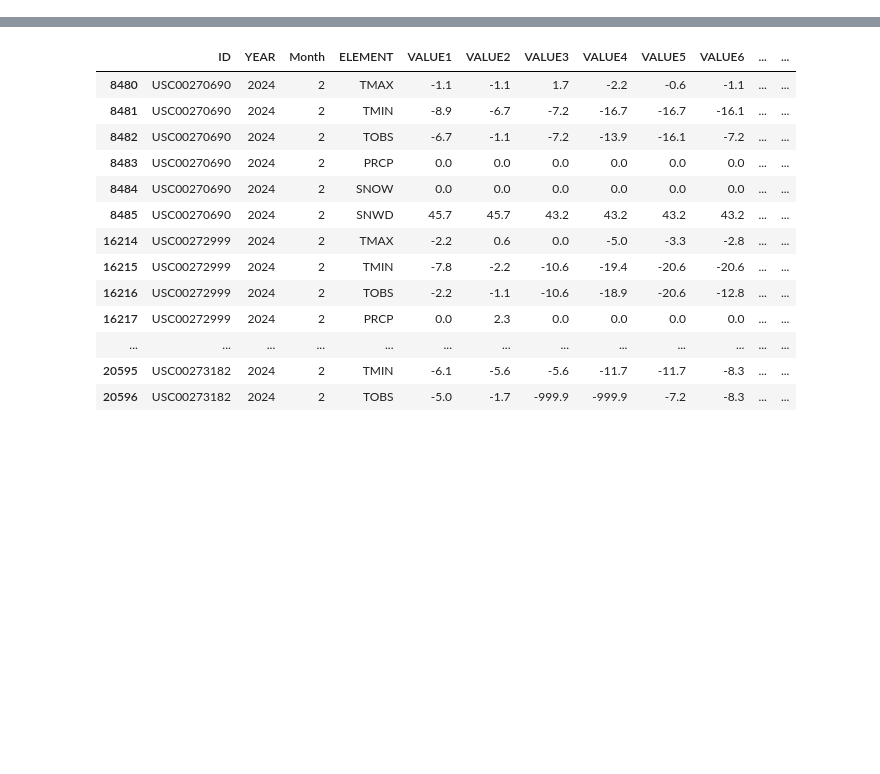
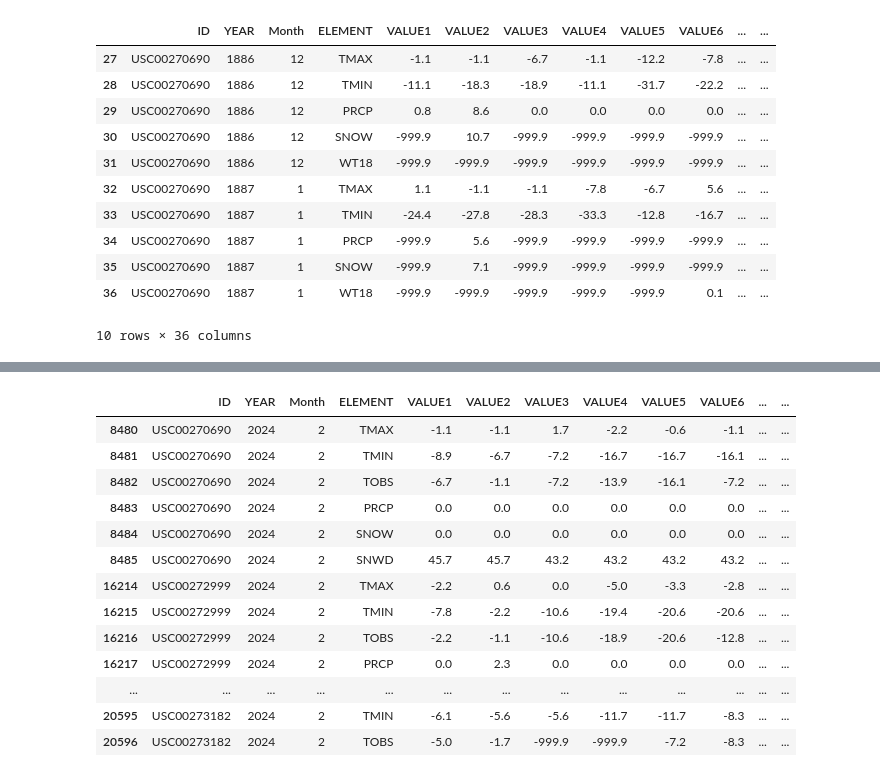
Before and after one commit to loki-k4/BlizzardX, a Jupyter notebook: project.ipynb, the cells around one changed output, grey strips where cells are left out. Cells and saved outputs as stored; diff of their text form; code cells hidden in the pictures; blank space fills up the shorter version.

```diff
--- a/project.ipynb
+++ b/project.ipynb
@@ -207,0 +242,15 @@ fall_data = data[data['season'] == 'Fall']
+# %%
+winter_data.head(10)
+# %% [output]
+|  | ID | YEAR | Month | ELEMENT | VALUE1 | VALUE2 | VALUE3 | VALUE4 | VALUE5 | VALUE6 | ... | ... |
+| 27 | USC00270690 | 1886 | 12 | TMAX | -1.1 | -1.1 | -6.7 | -1.1 | -12.2 | -7.8 | ... | ... |
+| 28 | USC00270690 | 1886 | 12 | TMIN | -11.1 | -18.3 | -18.9 | -11.1 | -31.7 | -22.2 | ... | ... |
+| 29 | USC00270690 | 1886 | 12 | PRCP | 0.8 | 8.6 | 0.0 | 0.0 | 0.0 | 0.0 | ... | ... |
+| 30 | USC00270690 | 1886 | 12 | SNOW | -999.9 | 10.7 | -999.9 | -999.9 | -999.9 | -999.9 | ... | ... |
+| 31 | USC00270690 | 1886 | 12 | WT18 | -999.9 | -999.9 | -999.9 | -999.9 | -999.9 | -999.9 | ... | ... |
+| 32 | USC00270690 | 1887 | 1 | TMAX | 1.1 | -1.1 | -1.1 | -7.8 | -6.7 | 5.6 | ... | ... |
+| 33 | USC00270690 | 1887 | 1 | TMIN | -24.4 | -27.8 | -28.3 | -33.3 | -12.8 | -16.7 | ... | ... |
+| 34 | USC00270690 | 1887 | 1 | PRCP | -999.9 | 5.6 | -999.9 | -999.9 | -999.9 | -999.9 | ... | ... |
+| 35 | USC00270690 | 1887 | 1 | SNOW | -999.9 | 7.1 | -999.9 | -999.9 | -999.9 | -999.9 | ... | ... |
+| 36 | USC00270690 | 1887 | 1 | WT18 | -999.9 | -999.9 | -999.9 | -999.9 | -999.9 | 0.1 | ... | ... |
+10 rows × 36 columns
```
Also changed, not shown: parts of 7 cells of this notebook.
